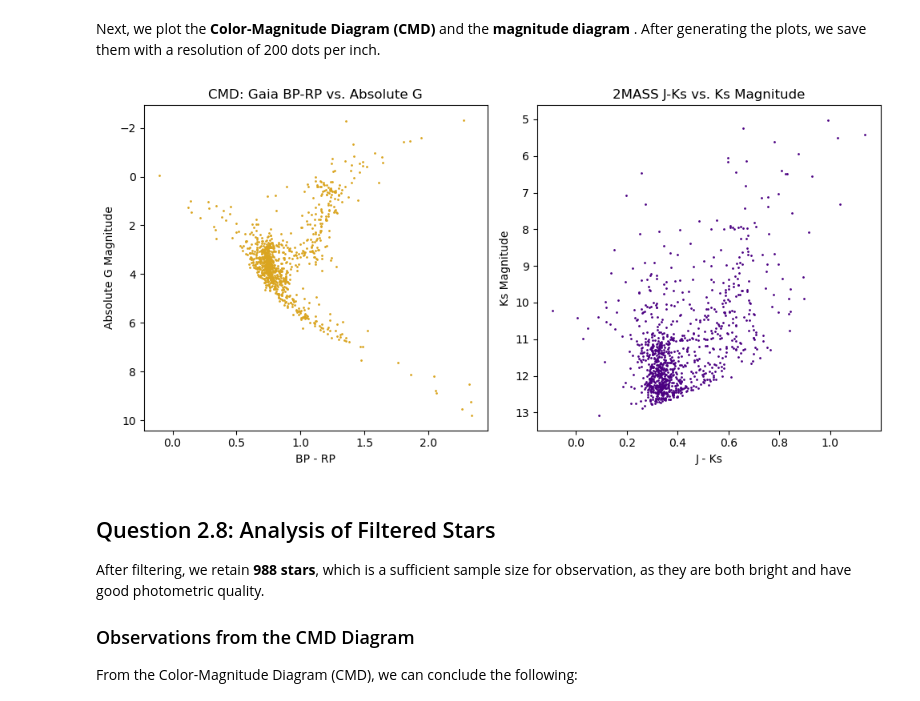
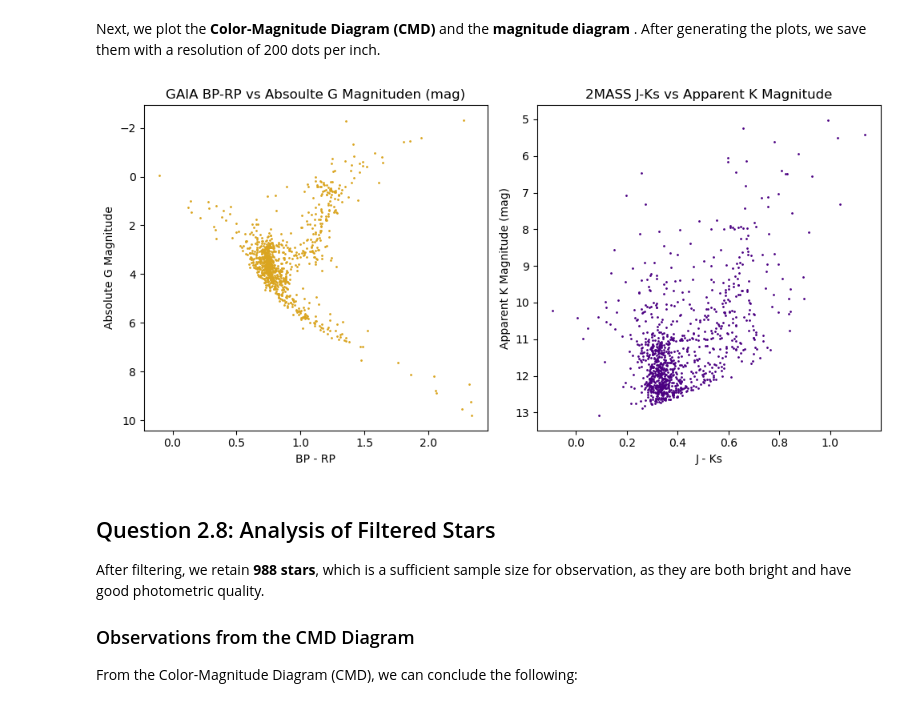
Before and after one commit to ishfahanirsyd/astronomical_computing, a Jupyter notebook: Question2.ipynb, the cells around one changed output. Cells and saved outputs as stored; diff of their text form; code cells hidden in the pictures.

```diff
--- a/Question2.ipynb
+++ b/Question2.ipynb
@@ -124,28 +124,28 @@ Next, we plot the **Color-Magnitude Diagram (CMD)** and the **magnitude diagram*
 # %%
 import matplotlib.pyplot as plt
 
 fig, axs = plt.subplots(1, 2, figsize=(10, 5))
 
 # (a) Gaia BP-RP vs. absolute G magnitude (CMD)
 axs[0].scatter(filtered_results_final['bp_rp'], G_abs, color='goldenrod', s=1)
 axs[0].invert_yaxis()  # Absolute magnitude decreases upwards
 axs[0].set_xlabel('BP - RP')
 axs[0].set_ylabel('Absolute G Magnitude')
-axs[0].set_title('CMD: Gaia BP-RP vs. Absolute G')
+axs[0].set_title('GAIA BP-RP vs Absoulte G Magnituden (mag)')
 
 # (b) 2MASS J-Ks vs. apparent Ks magnitude
 axs[1].scatter(J_Ks_mag, filtered_results_final['ks_m'], color='indigo', s=1)
 axs[1].invert_yaxis()  # Magnitude decreases upwards
 axs[1].set_xlabel('J - Ks')
-axs[1].set_ylabel('Ks Magnitude')
-axs[1].set_title('2MASS J-Ks vs. Ks Magnitude')
+axs[1].set_ylabel('Apparent K Magnitude (mag)')
+axs[1].set_title('2MASS J-Ks vs Apparent K Magnitude')
 
 # Save the figure
 plt.tight_layout()
 plt.savefig('figures/cmds_M67.png', dpi=200)
 plt.show()
 # %% [output]
-[figure, old version]
+[figure, new version]
 # %% [markdown]
 ## Question 2.8: Analysis of Filtered Stars
 
```
Also changed, not shown: 8 other files.
